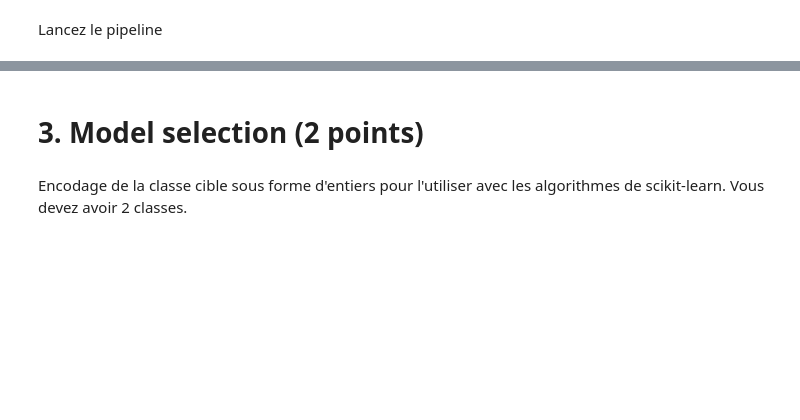
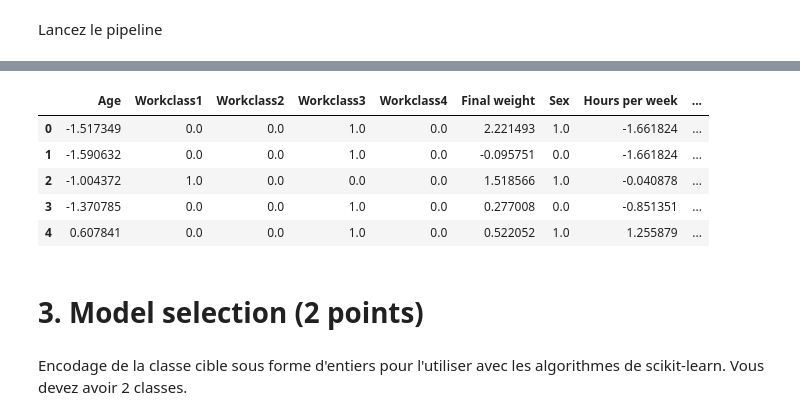
Before and after one commit to KacemKhaled/INF8215-Machine-Learning, a Jupyter notebook: TP3/TP3_INF8215_v2.ipynb, the cells around one changed output, grey strips where cells are left out. Cells and saved outputs as stored; diff of their text form; code cells hidden in the pictures; blank space fills up the shorter version.

```diff
--- a/TP3/TP3_INF8215_v2.ipynb
+++ b/TP3/TP3_INF8215_v2.ipynb
@@ -867,3 +920,13 @@ X_train_preprocess.head()
+# %%
+#X_train_preprocess.head()
+X_test_preprocess.head()
+# %% [output]
+|  | Age | Workclass1 | Workclass2 | Workclass3 | Workclass4 | Final weight | Sex | Hours per week | ... |
+| 0 | -1.517349 | 0.0 | 0.0 | 1.0 | 0.0 | 2.221493 | 1.0 | -1.661824 | ... |
+| 1 | -1.590632 | 0.0 | 0.0 | 1.0 | 0.0 | -0.095751 | 0.0 | -1.661824 | ... |
+| 2 | -1.004372 | 1.0 | 0.0 | 0.0 | 0.0 | 1.518566 | 1.0 | -0.040878 | ... |
+| 3 | -1.370785 | 0.0 | 0.0 | 1.0 | 0.0 | 0.277008 | 0.0 | -0.851351 | ... |
+| 4 | 0.607841 | 0.0 | 0.0 | 1.0 | 0.0 | 0.522052 | 1.0 | 1.255879 | ... |
 # %% [markdown]
 # 3. Model selection (2 points)
 # %% [markdown]
```
Also changed, not shown: parts of 16 cells of this notebook.
